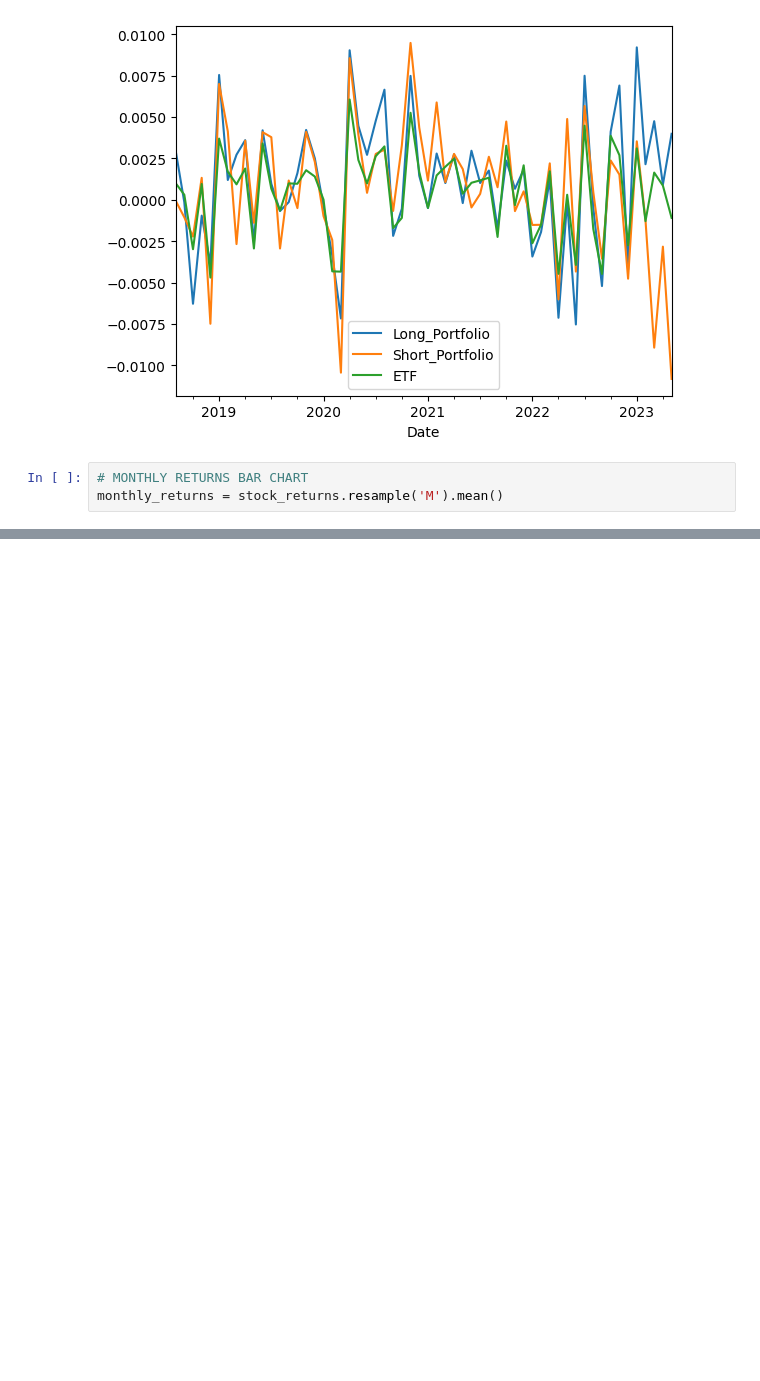
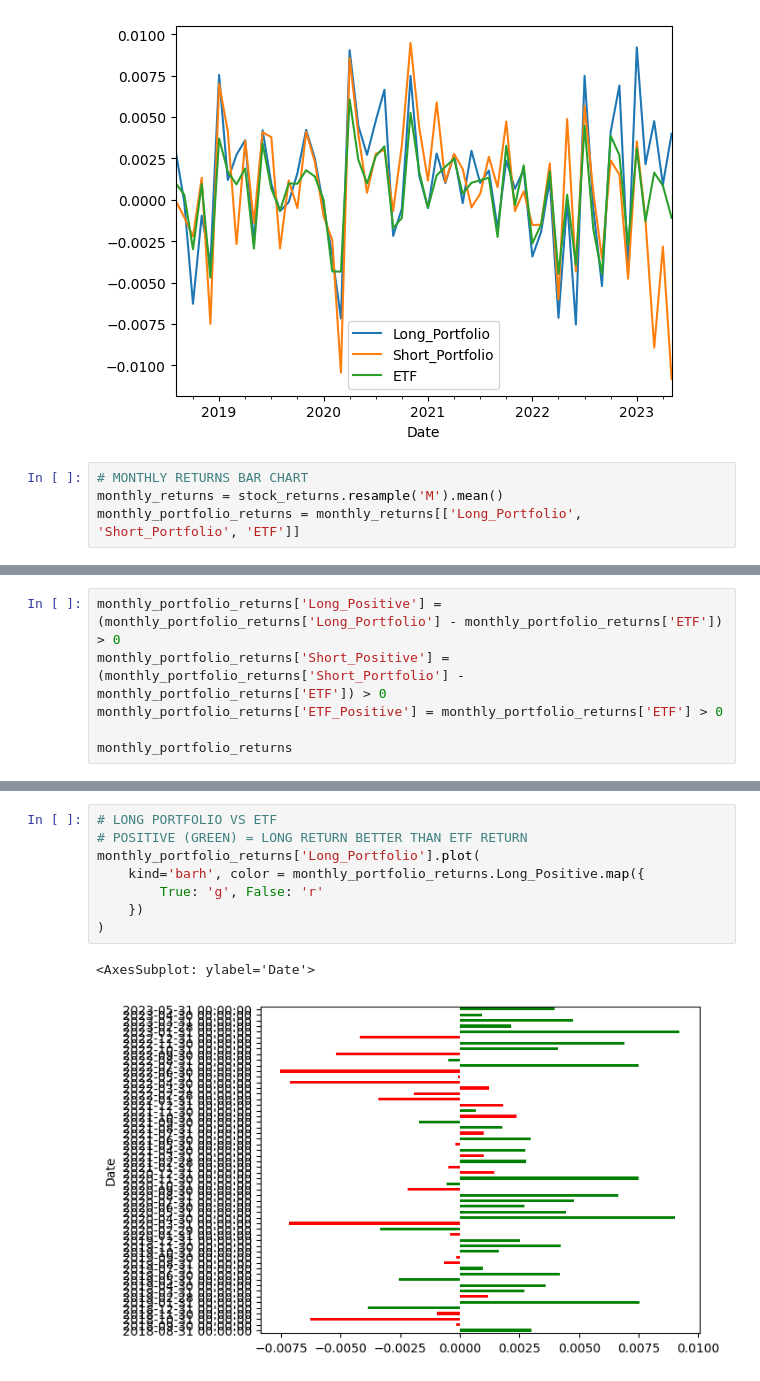
Before and after one commit to CCNY-Analytics-and-Quant/Yaw_Amankwah_Final_Project, a Jupyter notebook: final_project.ipynb, the cells around one changed output, grey strips where cells are left out. Drawn from its saved outputs; the diff is of its cells as text; blank space fills up the shorter version.

Commit message:
Added charts and graphs

```diff
--- a/final_project.ipynb
+++ b/final_project.ipynb
@@ -150,3 +150,4 @@ Cumulative_returns[["Long_Portfolio", "Short_Portfolio", "ETF"]].plot()
 # %%
 # MONTHLY RETURNS BAR CHART
 monthly_returns = stock_returns.resample('M').mean()
+monthly_portfolio_returns = monthly_returns[['Long_Portfolio', 'Short_Portfolio', 'ETF']]
@@ -172,0 +154,6 @@ monthly_returns = stock_returns.resample('M').mean()
+# %%
+monthly_portfolio_returns['Long_Positive'] = (monthly_portfolio_returns['Long_Portfolio'] - monthly_portfolio_returns['ETF']) > 0
+monthly_portfolio_returns['Short_Positive'] = (monthly_portfolio_returns['Short_Portfolio'] - monthly_portfolio_returns['ETF']) > 0
+monthly_portfolio_returns['ETF_Positive'] = monthly_portfolio_returns['ETF'] > 0
+
+monthly_portfolio_returns
@@ -172,0 +194,11 @@ monthly_returns = stock_returns.resample('M').mean()
+# %%
+# LONG PORTFOLIO VS ETF
+# POSITIVE (GREEN) = LONG RETURN BETTER THAN ETF RETURN
+monthly_portfolio_returns['Long_Portfolio'].plot(
+    kind='barh', color = monthly_portfolio_returns.Long_Positive.map({
+        True: 'g', False: 'r'
+    })
+)
+# %% [output]
+<AxesSubplot: ylabel='Date'>
+[figure, added]
```
Also changed, not shown: parts of 5 cells of this notebook.
